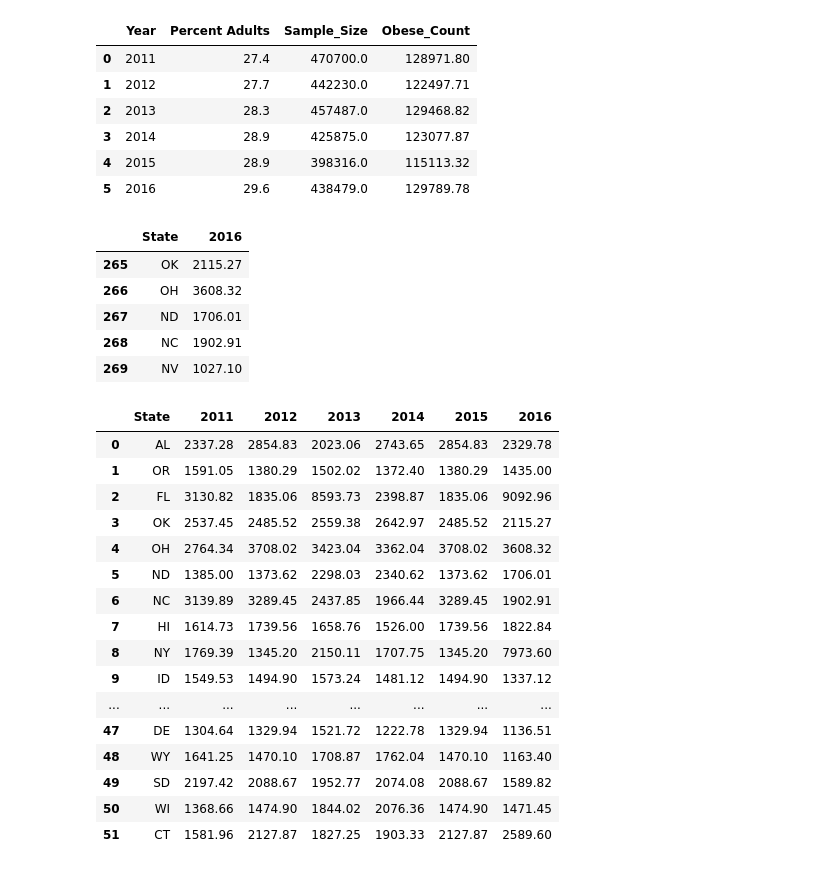
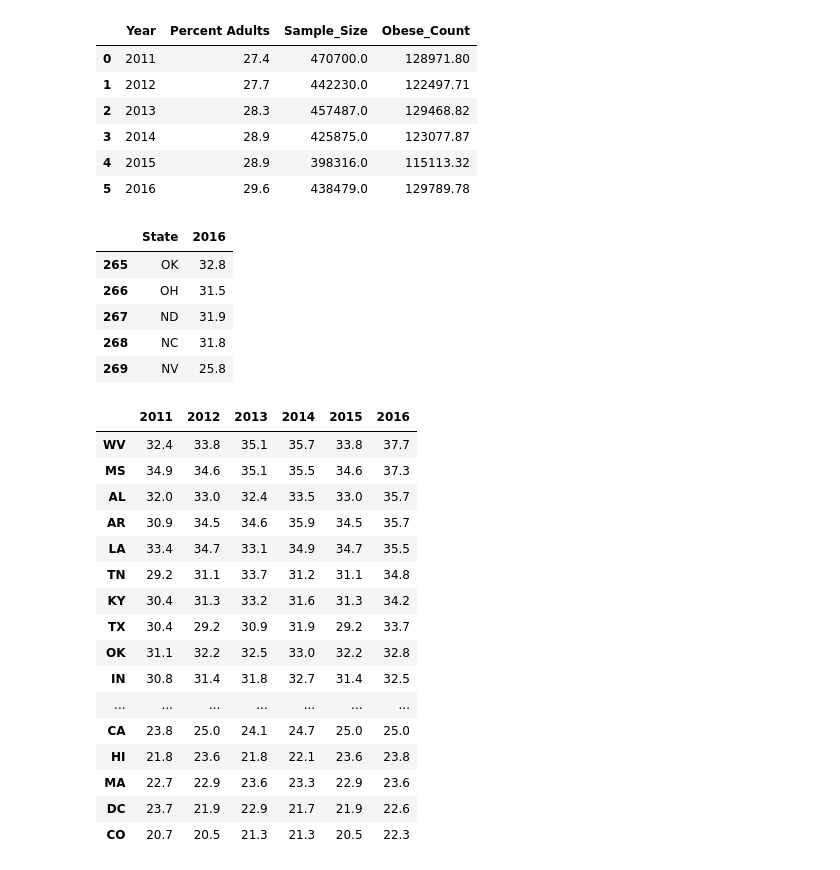
Before and after one commit to Rshn8411/project1, a Jupyter notebook: DL_Graphs/2011_2016_Graphs.ipynb, the cells around one changed output. Cells and saved outputs as stored; diff of their text form; code cells hidden in the pictures.

Commit message:
over 65 obesity csv

```diff
--- a/DL_Graphs/2011_2016_Graphs.ipynb
+++ b/DL_Graphs/2011_2016_Graphs.ipynb
@@ -172,69 +173,77 @@ obesity_total
 | 4 | 2015 | 28.9 | 398316.0 | 115113.32 |
 | 5 | 2016 | 29.6 | 438479.0 | 129789.78 |
 # %%
-state_obesity = obesity_df[['State', 'Year', 'Obese_Count']]
+state_obesity = obesity_df[['State', 'Year', 'Percent Adults']]
 
 # Obese Count broken into year by state (2011)
 state_obesity_11 = state_obesity.loc[(state_obesity['Year']== 2011),:]
 state_obesity_011 = state_obesity_11.drop(columns={'Year'})
-state_obesity_2011 = state_obesity_011.rename(columns= {'Obese_Count':2011})
+state_obesity_2011 = state_obesity_011.rename(columns= {'Percent Adults':2011})
 
 # Obese Count broken into year by state (2012)
 state_obesity_12 = state_obesity.loc[(state_obesity['Year']== 2012),:]
 state_obesity_012 = state_obesity_12.drop(columns={'Year'})
-state_obesity_2012 = state_obesity_012.rename(columns= {'Obese_Count':2012})
+state_obesity_2012 = state_obesity_012.rename(columns= {'Percent Adults':2012})
 
 # Obese Count broken into year by state (2013)
 state_obesity_13 = state_obesity.loc[(state_obesity['Year']== 2013),:]
 state_obesity_013 = state_obesity_13.drop(columns={'Year'})
-state_obesity_2013 = state_obesity_013.rename(columns= {'Obese_Count':2013})
+state_obesity_2013 = state_obesity_013.rename(columns= {'Percent Adults':2013})
 
 # Obese Count broken into year by state (2014)
 state_obesity_14 = state_obesity.loc[(state_obesity['Year']== 2014),:]
 state_obesity_014 = state_obesity_14.drop(columns={'Year'})
-state_obesity_2014 = state_obesity_014.rename(columns= {'Obese_Count':2014})
+state_obesity_2014 = state_obesity_014.rename(columns= {'Percent Adults':2014})
 
 # Obese Count broken into year by state (2015)
 state_obesity_15 = state_obesity.loc[(state_obesity['Year']== 2015),:]
 state_obesity_015 = state_obesity_12.drop(columns={'Year'})
-state_obesity_2015 = state_obesity_012.rename(columns= {'Obese_Count':2015})
+state_obesity_2015 = state_obesity_012.rename(columns= {'Percent Adults':2015})
 
 # Obese Count broken into year by state (2016)
 state_obesity_16 = state_obesity.loc[(state_obesity['Year']== 2016),:]
 state_obesity_016 = state_obesity_16.drop(columns={'Year'})
-state_obesity_2016 = state_obesity_016.rename(columns= {'Obese_Count':2016})
+state_obesity_2016 = state_obesity_016.rename(columns= {'Percent Adults':2016})
 state_obesity_2016.head()
 # %% [output]
 |  | State | 2016 |
-| 265 | OK | 2115.27 |
-| 266 | OH | 3608.32 |
-| 267 | ND | 1706.01 |
-| 268 | NC | 1902.91 |
-| 269 | NV | 1027.10 |
+| 265 | OK | 32.8 |
+| 266 | OH | 31.5 |
+| 267 | ND | 31.9 |
+| 268 | NC | 31.8 |
+| 269 | NV | 25.8 |
 # %%
 state_obese_count = state_obesity_2011.merge(state_obesity_2012,on='State').merge(
         state_obesity_2013,on='State').merge(state_obesity_2014,on='State').merge(
         state_obesity_2015,on='State').merge(state_obesity_2016,on='State')
 
-state_obese_count
+state_obese_perc = state_obese_count.set_index('State')
+del state_obese_perc.index.name
+state_obese_perc = state_obese_perc.sort_values(by=[2016], ascending = False)
+state_obese_percentage1 = state_obese_perc.T
+state_obese_percentage2 = state_obese_percentage1.reset_index(drop = False)
+state_obese_percentage2['index'] = state_obese_percentage2['index'].astype(int)
+state_obese_percentage = state_obese_percentage2.set_index('index')
+del state_obese_percentage.index.name
+state_obese_percentage.T
 # %% [output]
-|  | State | 2011 | 2012 | 2013 | 2014 | 2015 | 2016 |
-| 0 | AL | 2337.28 | 2854.83 | 2023.06 | 2743.65 | 2854.83 | 2329.78 |
-| 1 | OR | 1591.05 | 1380.29 | 1502.02 | 1372.40 | 1380.29 | 1435.00 |
-| 2 | FL | 3130.82 | 1835.06 | 8593.73 | 2398.87 | 1835.06 | 9092.96 |
-| 3 | OK | 2537.45 | 2485.52 | 2559.38 | 2642.97 | 2485.52 | 2115.27 |
-| 4 | OH | 2764.34 | 3708.02 | 3423.04 | 3362.04 | 3708.02 | 3608.32 |
-| 5 | ND | 1385.00 | 1373.62 | 2298.03 | 2340.62 | 1373.62 | 1706.01 |
-| 6 | NC | 3139.89 | 3289.45 | 2437.85 | 1966.44 | 3289.45 | 1902.91 |
-| 7 | HI | 1614.73 | 1739.56 | 1658.76 | 1526.00 | 1739.56 | 1822.84 |
-| 8 | NY | 1769.39 | 1345.20 | 2150.11 | 1707.75 | 1345.20 | 7973.60 |
-| 9 | ID | 1549.53 | 1494.90 | 1573.24 | 1481.12 | 1494.90 | 1337.12 |
-| ... | ... | ... | ... | ... | ... | ... | ... |
-| 47 | DE | 1304.64 | 1329.94 | 1521.72 | 1222.78 | 1329.94 | 1136.51 |
-| 48 | WY | 1641.25 | 1470.10 | 1708.87 | 1762.04 | 1470.10 | 1163.40 |
-| 49 | SD | 2197.42 | 2088.67 | 1952.77 | 2074.08 | 2088.67 | 1589.82 |
-| 50 | WI | 1368.66 | 1474.90 | 1844.02 | 2076.36 | 1474.90 | 1471.45 |
-| 51 | CT | 1581.96 | 2127.87 | 1827.25 | 1903.33 | 2127.87 | 2589.60 |
+|  | 2011 | 2012 | 2013 | 2014 | 2015 | 2016 |
+| WV | 32.4 | 33.8 | 35.1 | 35.7 | 33.8 | 37.7 |
+| MS | 34.9 | 34.6 | 35.1 | 35.5 | 34.6 | 37.3 |
+| AL | 32.0 | 33.0 | 32.4 | 33.5 | 33.0 | 35.7 |
+| AR | 30.9 | 34.5 | 34.6 | 35.9 | 34.5 | 35.7 |
+| LA | 33.4 | 34.7 | 33.1 | 34.9 | 34.7 | 35.5 |
+| TN | 29.2 | 31.1 | 33.7 | 31.2 | 31.1 | 34.8 |
+| KY | 30.4 | 31.3 | 33.2 | 31.6 | 31.3 | 34.2 |
+| TX | 30.4 | 29.2 | 30.9 | 31.9 | 29.2 | 33.7 |
+| OK | 31.1 | 32.2 | 32.5 | 33.0 | 32.2 | 32.8 |
+| IN | 30.8 | 31.4 | 31.8 | 32.7 | 31.4 | 32.5 |
+| ... | ... | ... | ... | ... | ... | ... |
+| CA | 23.8 | 25.0 | 24.1 | 24.7 | 25.0 | 25.0 |
+| HI | 21.8 | 23.6 | 21.8 | 22.1 | 23.6 | 23.8 |
+| MA | 22.7 | 22.9 | 23.6 | 23.3 | 22.9 | 23.6 |
+| DC | 23.7 | 21.9 | 22.9 | 21.7 | 21.9 | 22.6 |
+| CO | 20.7 | 20.5 | 21.3 | 21.3 | 20.5 | 22.3 |
 # %%
 # Reformat national df
 median_income_df = pd.read_csv(path_median_income,skipinitialspace=True)
```
Also changed, not shown: parts of 8 cells of this notebook, 1 other file.
